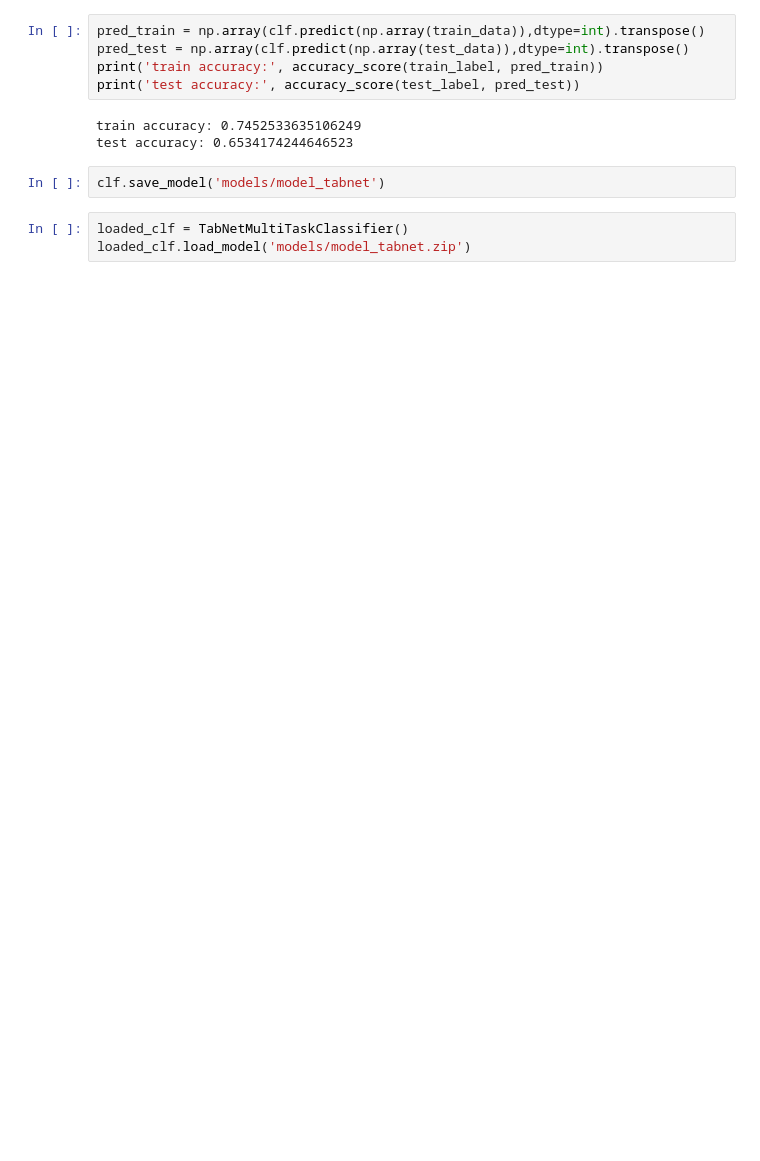
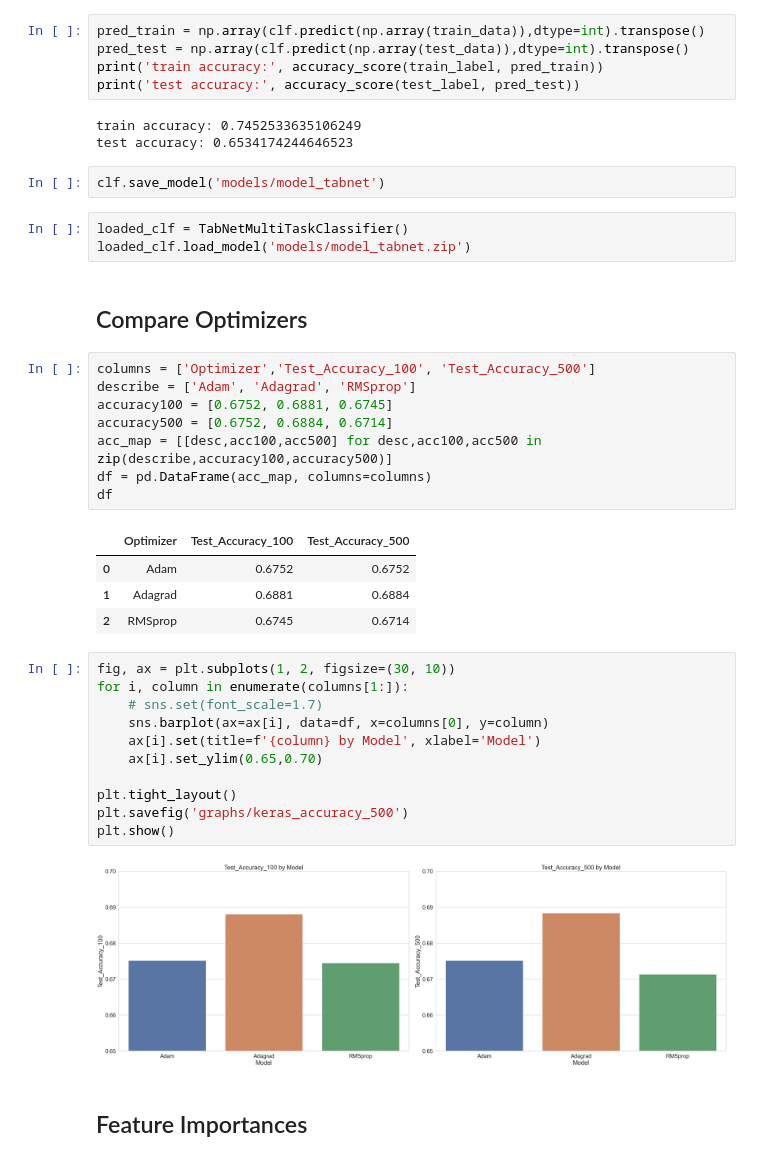
Before and after one commit to minyeamer/credit-now, a Jupyter notebook: notebooks/dl/tabnet.ipynb, the cells around one changed output. Cells and saved outputs as stored; diff of their text form; blank space fills up the shorter version.

```diff
--- a/notebooks/dl/tabnet.ipynb
+++ b/notebooks/dl/tabnet.ipynb
@@ -116,3 +125,33 @@ clf.save_model('models/model_tabnet')
 # %%
 loaded_clf = TabNetMultiTaskClassifier()
 loaded_clf.load_model('models/model_tabnet.zip')
+# %% [markdown]
+## Compare Optimizers
+# %%
+columns = ['Optimizer','Test_Accuracy_100', 'Test_Accuracy_500']
+describe = ['Adam', 'Adagrad', 'RMSprop']
+accuracy100 = [0.6752, 0.6881, 0.6745]
+accuracy500 = [0.6752, 0.6884, 0.6714]
+acc_map = [[desc,acc100,acc500] for desc,acc100,acc500 in zip(describe,accuracy100,accuracy500)]
+df = pd.DataFrame(acc_map, columns=columns)
+df
+# %% [output]
+|  | Optimizer | Test_Accuracy_100 | Test_Accuracy_500 |
+| 0 | Adam | 0.6752 | 0.6752 |
+| 1 | Adagrad | 0.6881 | 0.6884 |
+| 2 | RMSprop | 0.6745 | 0.6714 |
+# %%
+fig, ax = plt.subplots(1, 2, figsize=(30, 10))
+for i, column in enumerate(columns[1:]):
+    # sns.set(font_scale=1.7)
+    sns.barplot(ax=ax[i], data=df, x=columns[0], y=column)
+    ax[i].set(title=f'{column} by Model', xlabel='Model')
+    ax[i].set_ylim(0.65,0.70)
+
+plt.tight_layout()
+plt.savefig('graphs/keras_accuracy_500')
+plt.show()
+# %% [output]
+[figure, added]
+# %% [markdown]
+## Feature Importances
```
Also changed, not shown: parts of 6 cells of this notebook, 2 other files.
